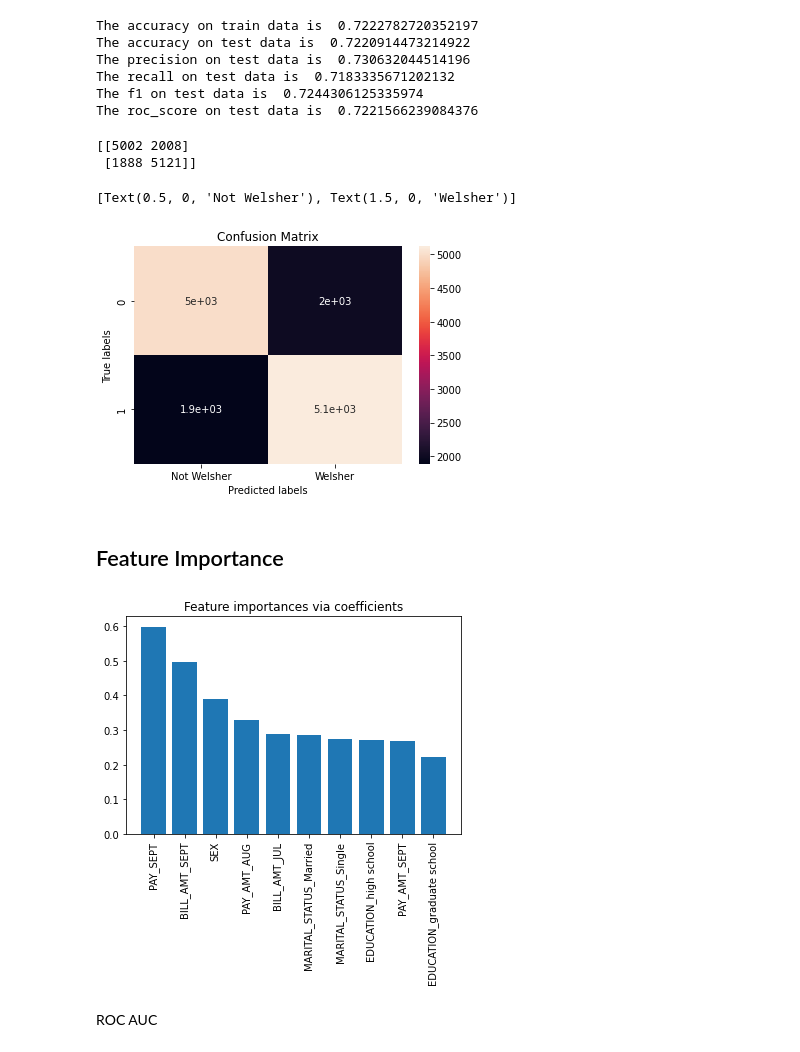
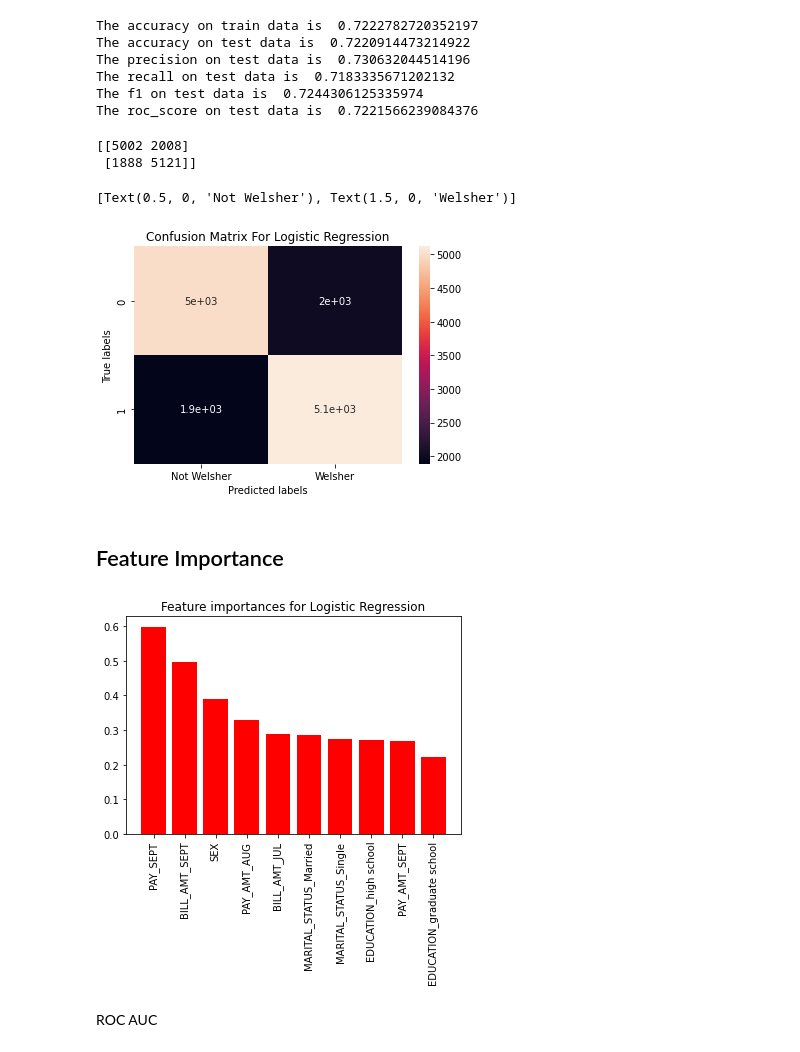
Before and after one commit to dushyantmaharshi/Credit-Card-Default-Prediction, a Jupyter notebook: Credit_Card_Default_Prediction_Capstone_Project.ipynb, the cells around one changed output. Drawn from its saved outputs; the diff is of its cells as text; code cells hidden in the pictures.

```diff
--- a/Credit_Card_Default_Prediction_Capstone_Project.ipynb
+++ b/Credit_Card_Default_Prediction_Capstone_Project.ipynb
@@ -697,10 +697,10 @@ Finding Best Parameters using GridSearch CV
 param_grid = {'penalty':['l1','l2'], 'C' : [0.001, 0.01, 0.1, 1, 10, 100, 1000] }
 # %%
 #Running Grid Search CV
-gridCV_lr = GridSearchCV(LogisticRegression(), param_grid, scoring = 'accuracy', n_jobs = -1, verbose = 3, cv = 3)
+gridCV_lr_clf = GridSearchCV(LogisticRegression(), param_grid, scoring = 'accuracy', n_jobs = -1, verbose = 3, cv = 3)
 # %%
 #fit the grid search
-gridCV_lr.fit(X_train, y_train)
+gridCV_lr_clf.fit(X_train, y_train)
 # %% [output]
 Fitting 3 folds for each of 14 candidates, totalling 42 fits
 21 fits failed out of a total of 42.
@@ -733,6 +733,6 @@ gridCV_lr.best_params_
 {'C': 10, 'penalty': 'l2'}
 # %%
 #get best estimator
-optimized_val = gridCV_lr.best_estimator_
+optimized_val = gridCV_lr_clf.best_estimator_
 # %%
 #get best score
@@ -776,18 +774,18 @@ cm = confusion_matrix(y_test, test_class_preds)
 print(cm)
 
 ax= plt.subplot()
-sns.heatmap(cm, annot=True, ax = ax)
+sns.heatmap(cm, annot=True, ax = ax) #annot=True to annotate cells
 
 # labels, title and ticks
 ax.set_xlabel('Predicted labels')
 ax.set_ylabel('True labels')
-ax.set_title('Confusion Matrix')
+ax.set_title('Confusion Matrix For Logistic Regression')
 ax.xaxis.set_ticklabels(labels)
 # %% [output]
 [[5002 2008]
  [1888 5121]]
 [Text(0.5, 0, 'Not Welsher'), Text(1.5, 0, 'Welsher')]
-[figure, old version]
+[figure, new version]
 # %% [markdown]
 ## Feature Importance
 # %%
@@ -796,12 +794,12 @@ feature_importance = pd.DataFrame({'Features':cols, 'Importance':np.abs(optimize
 feature_importance = feature_importance.sort_values(by = 'Importance', ascending=False)[:10]
 # %%
 #plot feature importance
-plt.bar(height=feature_importance['Importance'], x= feature_importance['Features'])
+plt.bar(height=feature_importance['Importance'], x= feature_importance['Features'], color = 'Red')
 plt.xticks(rotation=90)
-plt.title("Feature importances via coefficients")
+plt.title("Feature importances for Logistic Regression")
 plt.show()
 # %% [output]
-[figure, old version]
+[figure, new version]
 # %% [markdown]
 ROC AUC
 # %%
```
Also changed, not shown: parts of 51 cells of this notebook.
